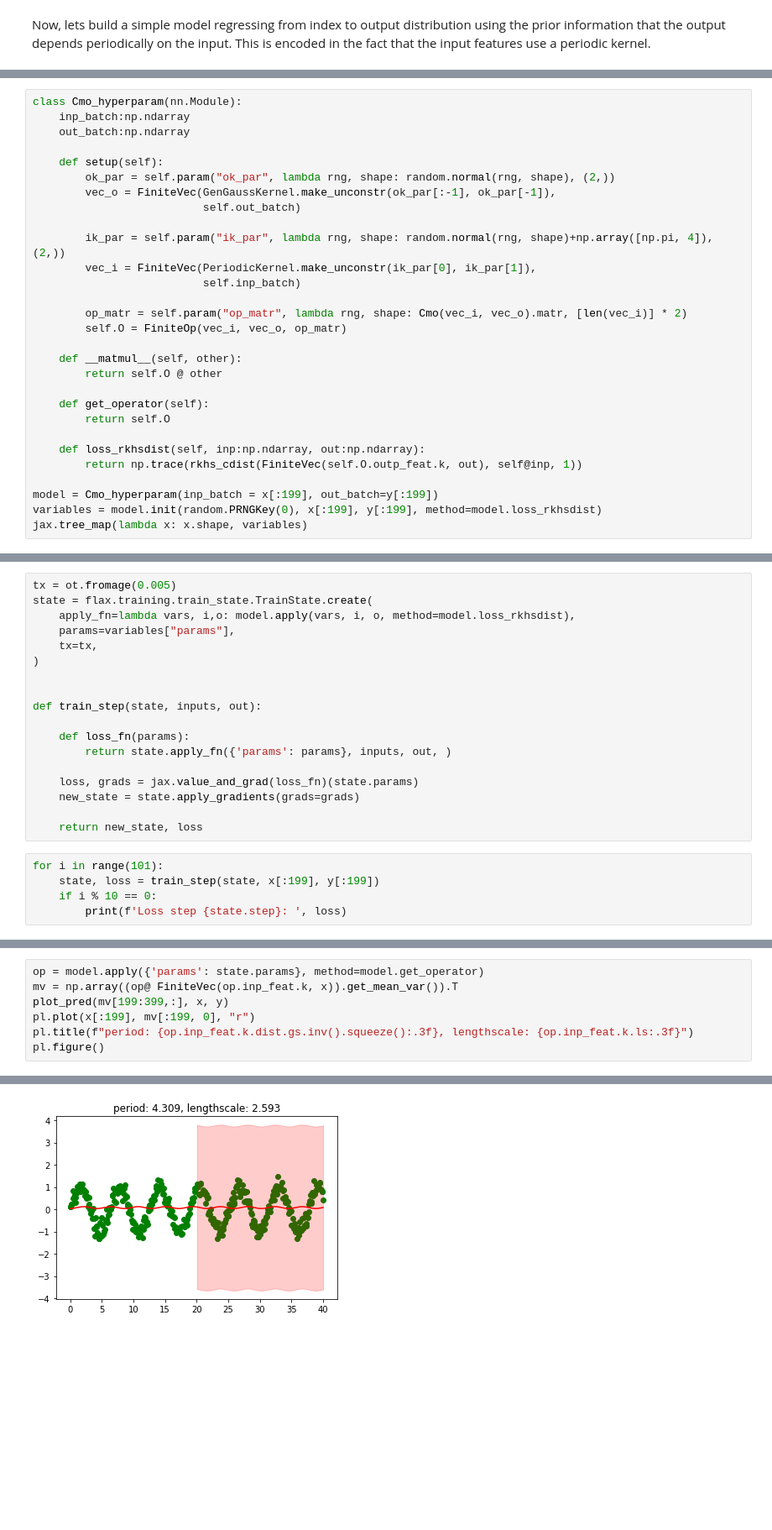
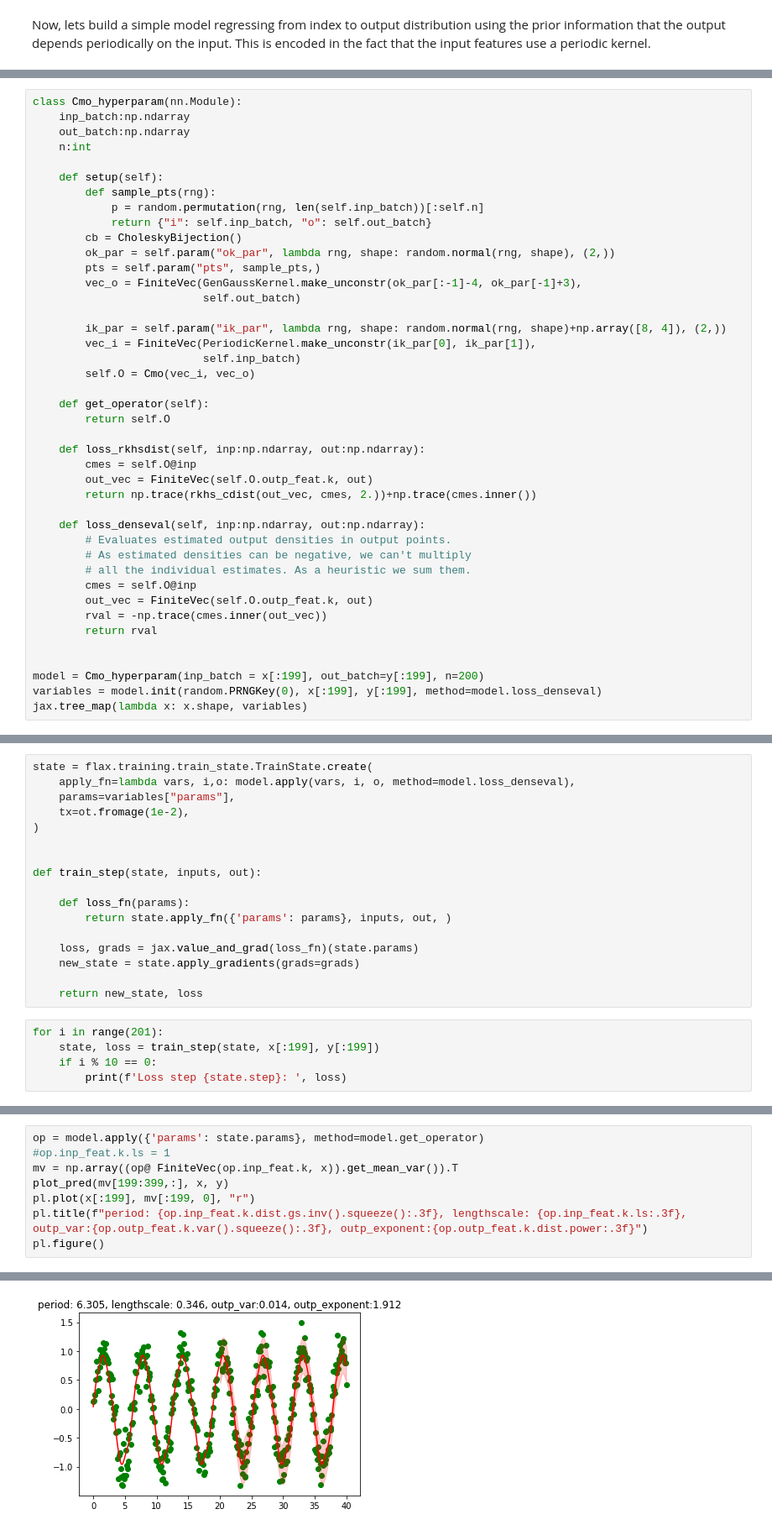
Before and after one commit to zalandoresearch/JaxRK, a Jupyter notebook: examples/Using_FLAX_Optax.ipynb, the cells around one changed output, grey strips where cells are left out. Shown at 84% size. Saved outputs shown, nothing was run; the diff lists cells and outputs as text; blank space fills up the shorter version.

Commit message:
Working example of optimizing kernel parameters of a conditional density operator using FLAX and Optax

```diff
--- a/examples/Using_FLAX_Optax.ipynb
+++ b/examples/Using_FLAX_Optax.ipynb
@@ -53,29 +53,42 @@ from jaxrk.utilities.distances import rkhs_cdist
 class Cmo_hyperparam(nn.Module):
     inp_batch:np.ndarray
     out_batch:np.ndarray
+    n:int
 
     def setup(self):
+        def sample_pts(rng):
+            p = random.permutation(rng, len(self.inp_batch))[:self.n]
+            return {"i": self.inp_batch, "o": self.out_batch}
+        cb = CholeskyBijection()
         ok_par = self.param("ok_par", lambda rng, shape: random.normal(rng, shape), (2,))
-        vec_o = FiniteVec(GenGaussKernel.make_unconstr(ok_par[:-1], ok_par[-1]),
+        pts = self.param("pts", sample_pts,)
+        vec_o = FiniteVec(GenGaussKernel.make_unconstr(ok_par[:-1]-4, ok_par[-1]+3),
                           self.out_batch)
 
-        ik_par = self.param("ik_par", lambda rng, shape: random.normal(rng, shape)+np.array([np.pi, 4]), (2,))
+        ik_par = self.param("ik_par", lambda rng, shape: random.normal(rng, shape)+np.array([8, 4]), (2,))
         vec_i = FiniteVec(PeriodicKernel.make_unconstr(ik_par[0], ik_par[1]),
                           self.inp_batch)
-
-        op_matr = self.param("op_matr", lambda rng, shape: Cmo(vec_i, vec_o).matr, [len(vec_i)] * 2)
-        self.O = FiniteOp(vec_i, vec_o, op_matr)
-
-    def __matmul__(self, other):
-        return self.O @ other
+        self.O = Cmo(vec_i, vec_o)
 
     def get_operator(self):
         return self.O
 
     def loss_rkhsdist(self, inp:np.ndarray, out:np.ndarray):
-        return np.trace(rkhs_cdist(FiniteVec(self.O.outp_feat.k, out), self@inp, 1))
+        cmes = self.O@inp
+        out_vec = FiniteVec(self.O.outp_feat.k, out)
+        return np.trace(rkhs_cdist(out_vec, cmes, 2.))+np.trace(cmes.inner())
 
-model = Cmo_hyperparam(inp_batch = x[:199], out_batch=y[:199])
-variables = model.init(random.PRNGKey(0), x[:199], y[:199], method=model.loss_rkhsdist)
+    def loss_denseval(self, inp:np.ndarray, out:np.ndarray):
+        # Evaluates estimated output densities in output points.
+        # As estimated densities can be negative, we can't multiply
+        # all the individual estimates. As a heuristic we sum them.
+        cmes = self.O@inp
+        out_vec = FiniteVec(self.O.outp_feat.k, out)
+        rval = -np.trace(cmes.inner(out_vec))
+        return rval
+
+
+model = Cmo_hyperparam(inp_batch = x[:199], out_batch=y[:199], n=200)
+variables = model.init(random.PRNGKey(0), x[:199], y[:199], method=model.loss_denseval)
 jax.tree_map(lambda x: x.shape, variables)
 # %% [output]
@@ -83,9 +105,8 @@ NameError: name 'tx' is not defined
 # %%
-tx = ot.fromage(0.005)
 state = flax.training.train_state.TrainState.create(
-    apply_fn=lambda vars, i,o: model.apply(vars, i, o, method=model.loss_rkhsdist),
+    apply_fn=lambda vars, i,o: model.apply(vars, i, o, method=model.loss_denseval),
     params=variables["params"],
-    tx=tx,
+    tx=ot.fromage(1e-2),
 )
 
 
@@ -99,7 +120,7 @@ def train_step(state, inputs, out):
 
     return new_state, loss
 # %%
-for i in range(101):
+for i in range(201):
     state, loss = train_step(state, x[:199], y[:199])
     if i % 10 == 0:
         print(f'Loss step {state.step}: ', loss)
@@ -118,11 +145,12 @@ Loss step 202:  15.254684
 # %%
 op = model.apply({'params': state.params}, method=model.get_operator)
+#op.inp_feat.k.ls = 1
 mv = np.array((op@ FiniteVec(op.inp_feat.k, x)).get_mean_var()).T
 plot_pred(mv[199:399,:], x, y)
 pl.plot(x[:199], mv[:199, 0], "r")
-pl.title(f"period: {op.inp_feat.k.dist.gs.inv().squeeze():.3f}, lengthscale: {op.inp_feat.k.ls:.3f}")
+pl.title(f"period: {op.inp_feat.k.dist.gs.inv().squeeze():.3f}, lengthscale: {op.inp_feat.k.ls:.3f}, outp_var:{op.outp_feat.k.var().squeeze():.3f}, outp_exponent:{op.outp_feat.k.dist.power:.3f}")
 pl.figure()
 # %% [output]
 <Figure size 432x288 with 0 Axes>
-[figure, old version]
+[figure, new version]
 <Figure size 432x288 with 0 Axes>
```
Also changed, not shown: parts of 8 cells of this notebook.
